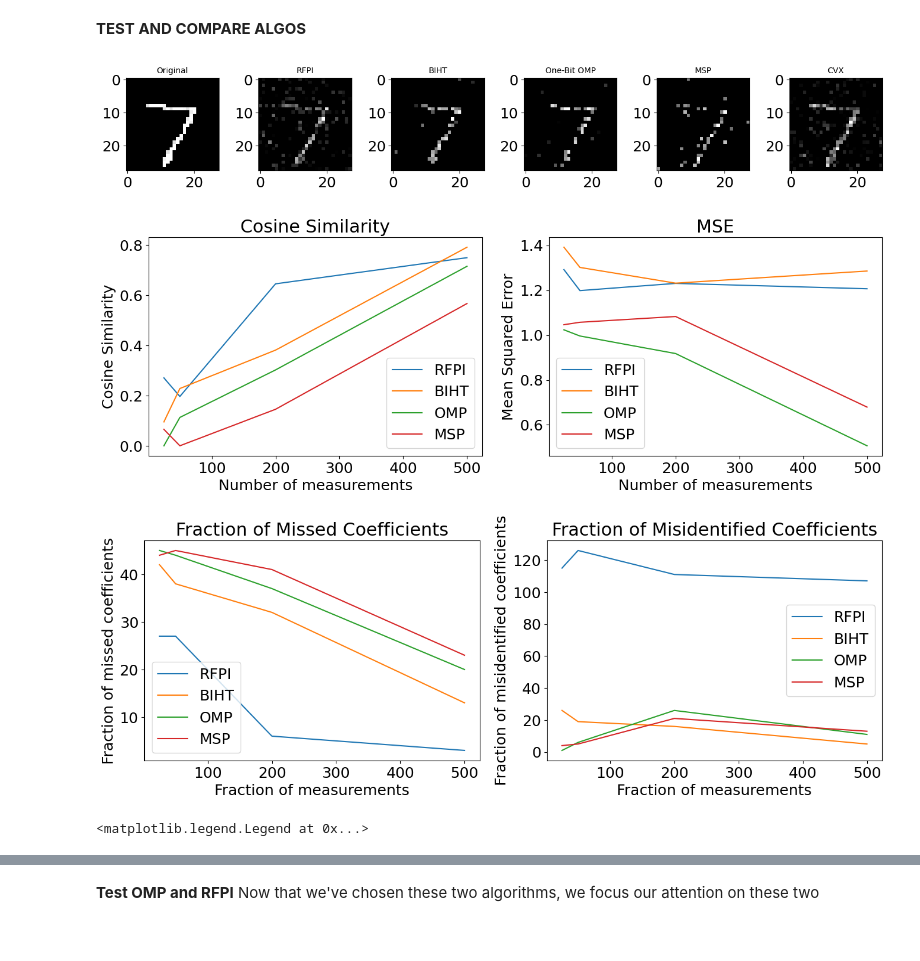
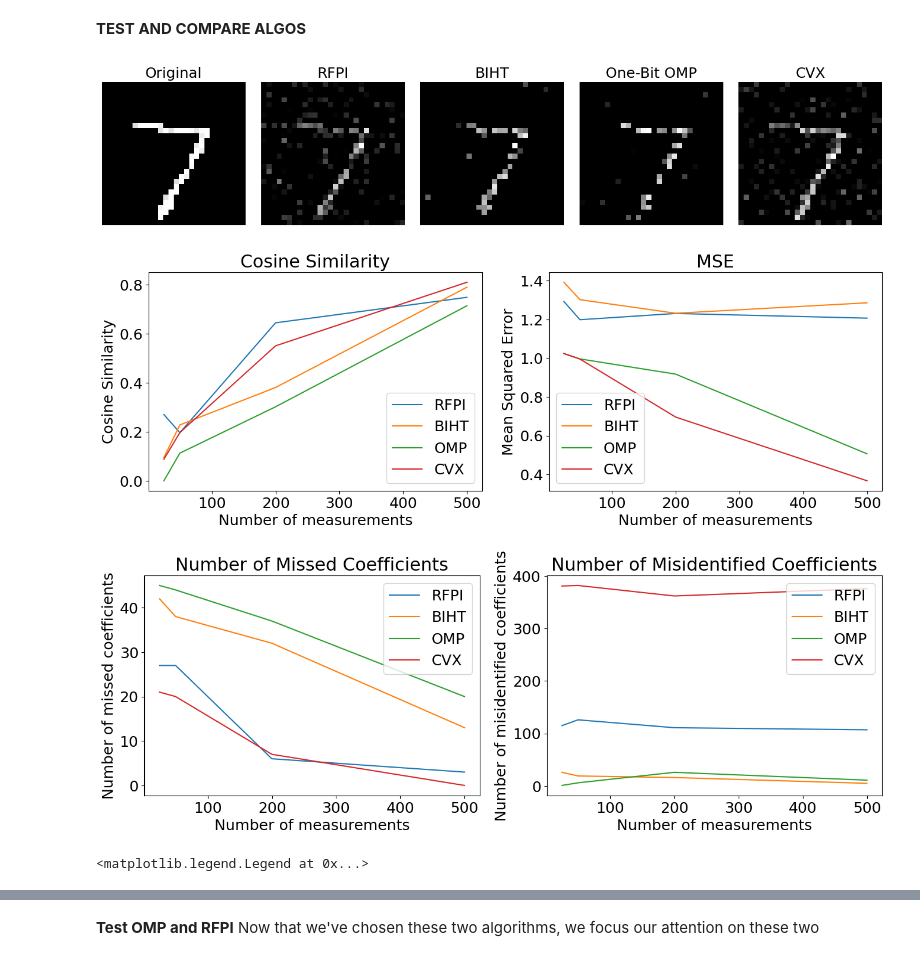
Before and after one commit to josephine-king/EE4740_ImageCompression, a Jupyter notebook: image_compression.ipynb, the cells around one changed output, grey strips where cells are left out. Saved outputs shown, nothing was run; the diff lists cells and outputs as text; code cells hidden in the pictures.

Commit message:
code clean up, plotting changes

```diff
--- a/image_compression.ipynb
+++ b/image_compression.ipynb
@@ -58,7 +58,8 @@ def plot_algos(data, titles):
     fig.set_figwidth(14)
     for i in range(0,num_images):
         axs[i].imshow(data[i].reshape(28, 28), cmap='gray', vmin=0, vmax=255)
-        axs[i].set_title(titles[i],fontsize=10)
+        axs[i].set_title(titles[i],fontsize=18)
+        axs[i].axis('off')
 
     plt.tight_layout()
     plt.show()
@@ -480,62 +393,61 @@ np.random.seed(num_img)
 cosine_sim_omp, mses_omp, missed_coeffs_omp, misided_coeffs_omp, curr_data, estimate_omp, convergence_omp, time_omp = test_algo("one_bit_omp", num_img, sparse_data, meas_matrix_dims, 1e-5, 0.1, 80, True, 1e-7, 1000)
 cosine_sim_rfpi, mses_rfpi, missed_coeffs_rfpi, misided_coeffs_rfpi, curr_data, estimate_rfpi, convergence_rfpi, time_rfpi = test_algo("rfpi", num_img, sparse_data, meas_matrix_dims, 1e-5, 0.2, 0, False, 1e-4, 1000)
 cosine_sim_biht, mses_biht, missed_coeffs_biht, misided_coeffs_biht, curr_data, estimate_biht, convergence_biht, time_biht = test_algo("biht", num_img, sparse_data, meas_matrix_dims, 1e-5, 0.1, 80, True, 1e-7, 1000)
-cosine_sim_msp, mses_msp, missed_coeffs_msp, misided_coeffs_msp, curr_data, estimate_msp, convergence_msp, time_msp = test_algo("msp", num_img, sparse_data, meas_matrix_dims, 1e-5, 0.1, 80, True, 1e-3, 1000)
 cosine_sim_cvx, mses_cvx, missed_coeffs_cvx, misided_coeffs_cvx, curr_data, estimate_cvx, convergence_cvx, time_cvx = test_algo("inbuilt_solver", num_img, sparse_data, meas_matrix_dims, 1e-5, 0.1, 80, True, 1e-3, 1000)
 
-plot_algos([curr_data, estimate_rfpi, estimate_biht, estimate_omp, estimate_msp, estimate_cvx], ["Original", "RFPI", "BIHT", "One-Bit OMP", "MSP", "CVX"])
+plot_algos([curr_data, estimate_rfpi, estimate_biht, estimate_omp, estimate_cvx], ["Original", "RFPI", "BIHT", "One-Bit OMP", "CVX"])
 
 fig, axs = plt.subplots(1, 2)
 fig.set_figwidth(16)
 axs[0].plot(meas_matrix_dims, cosine_sim_rfpi)
 axs[0].plot(meas_matrix_dims, cosine_sim_biht)
 axs[0].plot(meas_matrix_dims,cosine_sim_omp)
-axs[0].plot(meas_matrix_dims,cosine_sim_msp)
+axs[0].plot(meas_matrix_dims,cosine_sim_cvx)
 axs[0].set_title("Cosine Similarity")
 axs[0].set_xlabel("Number of measurements")
 axs[0].set_ylabel("Cosine Similarity")
-axs[0].legend(["RFPI", "BIHT","OMP","MSP"])
+axs[0].legend(["RFPI", "BIHT","OMP","CVX"])
 axs[1].plot(meas_matrix_dims, mses_rfpi)
 axs[1].plot(meas_matrix_dims, mses_biht)
 axs[1].plot(meas_matrix_dims,mses_omp)
-axs[1].plot(meas_matrix_dims,mses_msp)
+axs[1].plot(meas_matrix_dims,mses_cvx)
 axs[1].set_title("MSE")
 axs[1].set_xlabel("Number of measurements")
 axs[1].set_ylabel("Mean Squared Error")
-axs[1].legend(["RFPI", "BIHT","OMP","MSP"])
+axs[1].legend(["RFPI", "BIHT","OMP","CVX"])
 
 fig, axs = plt.subplots(1, 2)
 fig.set_figwidth(16)
 axs[0].plot(meas_matrix_dims, missed_coeffs_rfpi)
 axs[0].plot(meas_matrix_dims, missed_coeffs_biht)
 axs[0].plot(meas_matrix_dims, missed_coeffs_omp)
-axs[0].plot(meas_matrix_dims, missed_coeffs_msp)
-axs[0].set_title("Fraction of Missed Coefficients")
-axs[0].set_xlabel("Fraction of measurements")
-axs[0].set_ylabel("Fraction of missed coefficients")
-axs[0].legend(["RFPI", "BIHT","OMP","MSP"])
+axs[0].plot(meas_matrix_dims, missed_coeffs_cvx)
+axs[0].set_title("Number of Missed Coefficients")
+axs[0].set_xlabel("Number of measurements")
+axs[0].set_ylabel("Number of missed coefficients")
+axs[0].legend(["RFPI", "BIHT","OMP","CVX"])
 axs[1].plot(meas_matrix_dims, misided_coeffs_rfpi)
 axs[1].plot(meas_matrix_dims, misided_coeffs_biht)
 axs[1].plot(meas_matrix_dims, misided_coeffs_omp)
-axs[1].plot(meas_matrix_dims, misided_coeffs_msp)
-axs[1].set_title("Fraction of Misidentified Coefficients")
-axs[1].set_xlabel("Fraction of measurements")
-axs[1].set_ylabel("Fraction of misidentified coefficients")
-axs[1].legend(["RFPI", "BIHT","OMP","MSP"])
+axs[1].plot(meas_matrix_dims, misided_coeffs_cvx)
+axs[1].set_title("Number of Misidentified Coefficients")
+axs[1].set_xlabel("Number of measurements")
+axs[1].set_ylabel("Number of misidentified coefficients")
+axs[1].legend(["RFPI", "BIHT","OMP","CVX"])
 plt.show()
 
 fig, axs = plt.subplots(1, 1)
-fig.set_figwidth(10)
+fig.set_figwidth(8)
 axs.plot(meas_matrix_dims, time_rfpi)
 axs.plot(meas_matrix_dims, time_biht)
 axs.plot(meas_matrix_dims, time_omp)
-axs.plot(meas_matrix_dims, time_msp)
+axs.plot(meas_matrix_dims, time_cvx)
 axs.set_title("Average Reconstruction Time")
 axs.set_xlabel("Number of measurements")
 axs.set_ylabel("Reconstruction Time (s)")
-axs.legend(["RFPI", "BIHT","OMP","MSP"])
+axs.legend(["RFPI", "BIHT","OMP","CVX"])
 # %% [output]
-[figure, old version]
+[figure, new version]
-[figure, old version]
+[figure, new version]
-[figure, old version]
+[figure, new version]
 <matplotlib.legend.Legend at 0x...>
```
Also changed, not shown: parts of 10 cells of this notebook.
